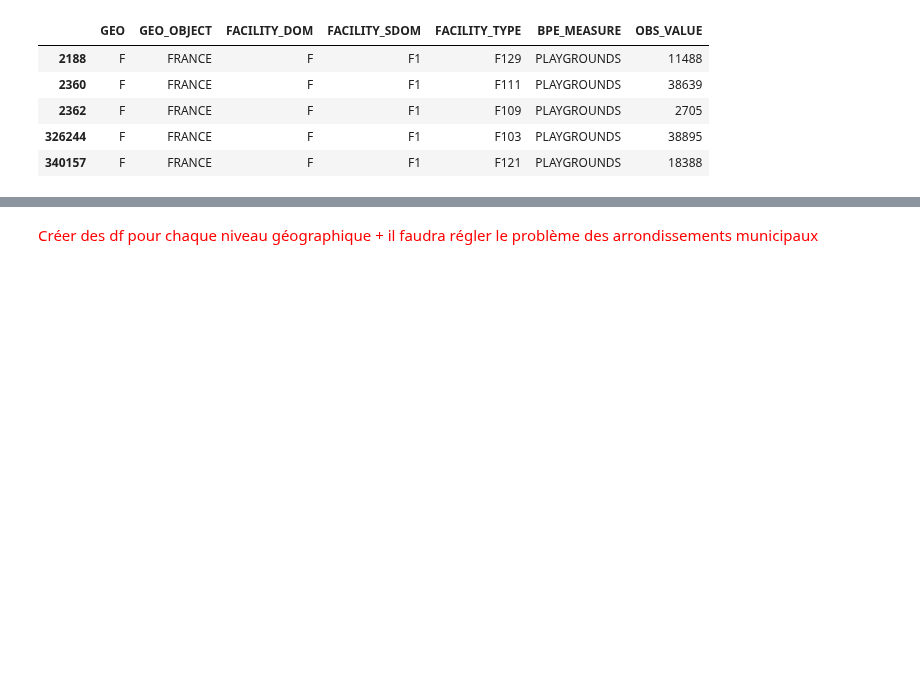
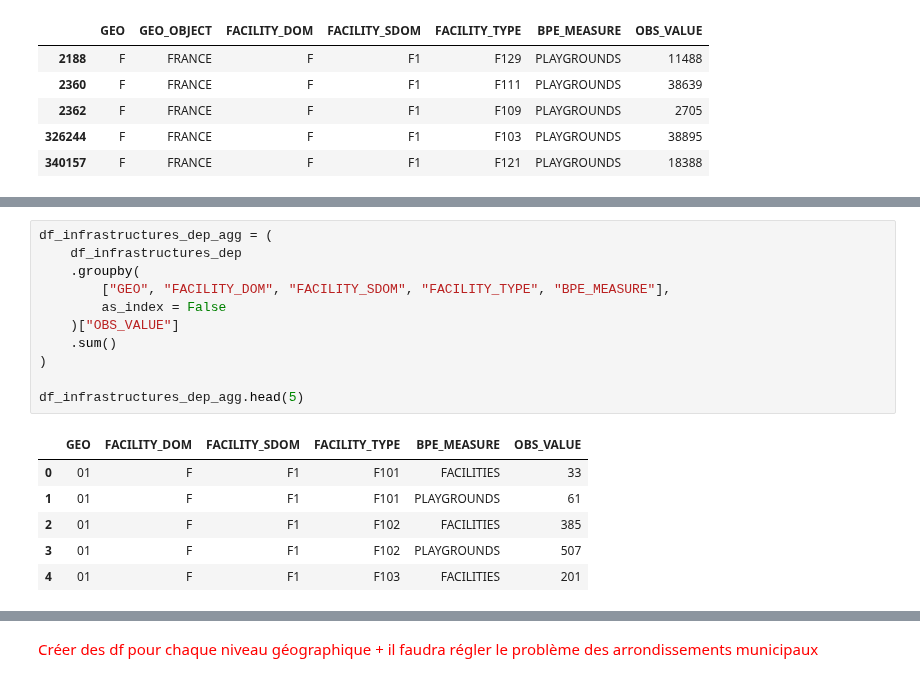
Before and after one commit to heloise1414/Projet-Python-S3, a Jupyter notebook: code/main-clemence.ipynb, the cells around one changed output, grey strips where cells are left out. Drawn from its saved outputs; the diff is of its cells as text; blank space fills up the shorter version.

```diff
--- a/code/main-clemence.ipynb
+++ b/code/main-clemence.ipynb
@@ -288,0 +329,18 @@ df_infrastructures_france.head(5)
+# %%
+df_infrastructures_dep_agg = (
+    df_infrastructures_dep
+    .groupby(
+        ["GEO", "FACILITY_DOM", "FACILITY_SDOM", "FACILITY_TYPE", "BPE_MEASURE"],
+        as_index = False
+    )["OBS_VALUE"]
+    .sum()
+)
+
+df_infrastructures_dep_agg.head(5)
+# %% [output]
+|  | GEO | FACILITY_DOM | FACILITY_SDOM | FACILITY_TYPE | BPE_MEASURE | OBS_VALUE |
+| 0 | 01 | F | F1 | F101 | FACILITIES | 33 |
+| 1 | 01 | F | F1 | F101 | PLAYGROUNDS | 61 |
+| 2 | 01 | F | F1 | F102 | FACILITIES | 385 |
+| 3 | 01 | F | F1 | F102 | PLAYGROUNDS | 507 |
+| 4 | 01 | F | F1 | F103 | FACILITIES | 201 |
```
Also changed, not shown: parts of 13 cells of this notebook.
